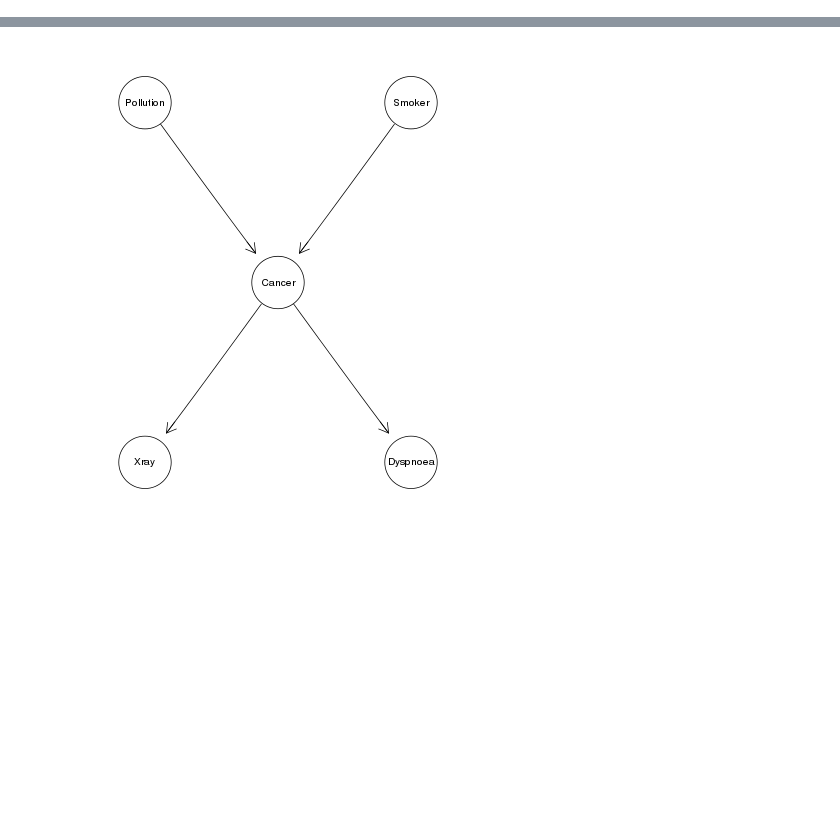
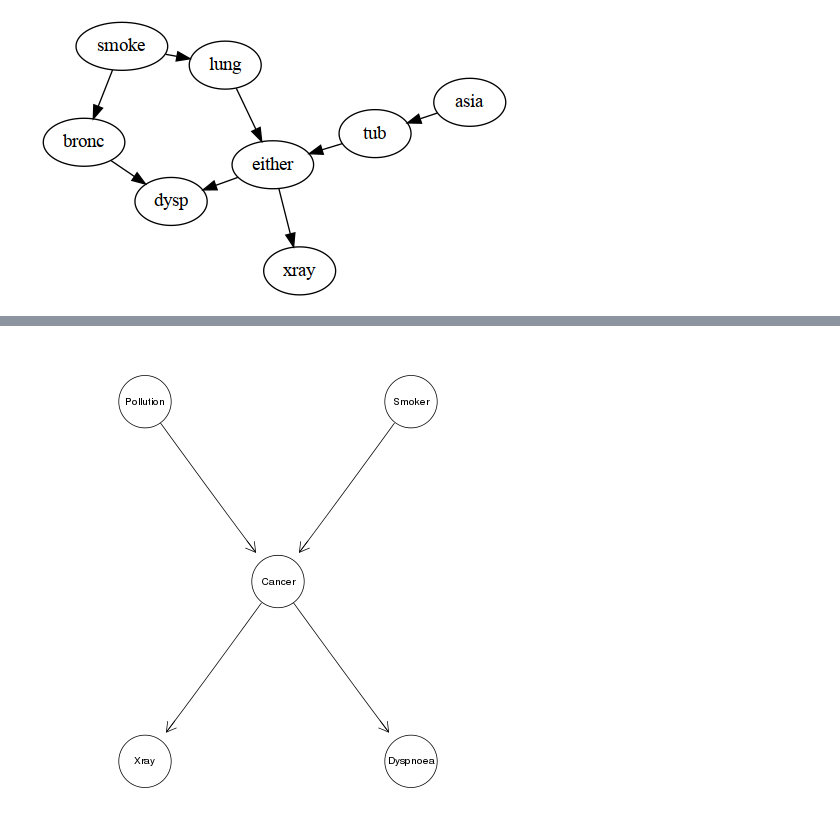
Before and after one commit to pgmpy/pgmpy.github.io, a Jupyter notebook: examples/Creating a Discrete Bayesian Network.ipynb, the cells around one changed output, grey strips where cells are left out. Cells and saved outputs as stored; diff of their text form; code cells hidden in the pictures; blank space fills up the shorter version.

```diff
--- a/examples/Creating a Discrete Bayesian Network.ipynb
+++ b/examples/Creating a Discrete Bayesian Network.ipynb
@@ -6,0 +14,14 @@ In pgmpy, the model structure and it's parametrization (CPDs) doesn't depend on
+# %%
+# Imports
+from IPython.display import Image
+from pgmpy.utils import get_example_model
+
+# Load the model
+asia_model = get_example_model('asia')
+
+# Visualize the network
+viz = asia_model.to_graphviz()
+viz.draw('asia.png', prog='neato')
+Image('asia.png')
+# %% [output]
+[figure, added]
```
Also changed, not shown: parts of 29 cells of this notebook, 18 other files.
